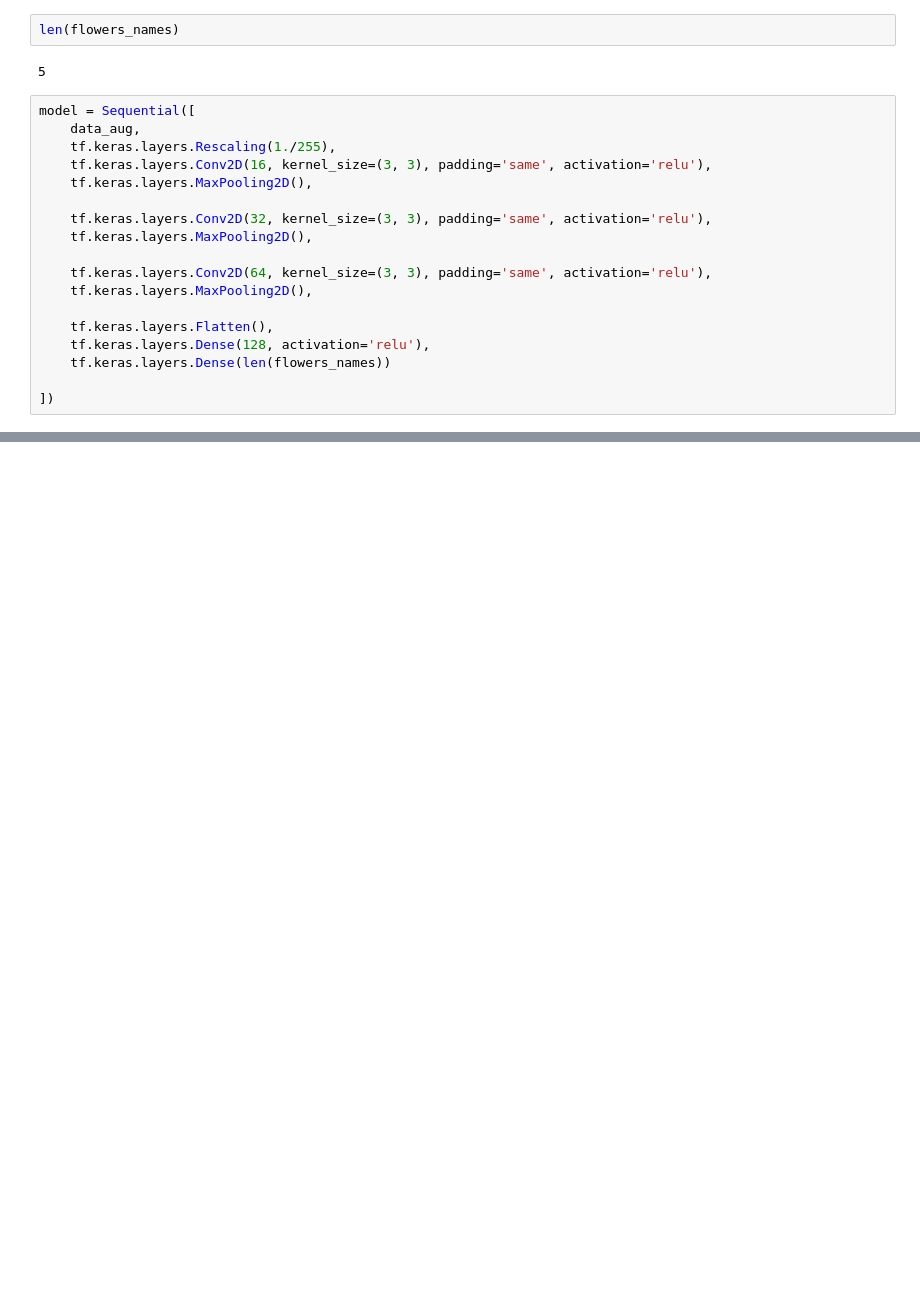
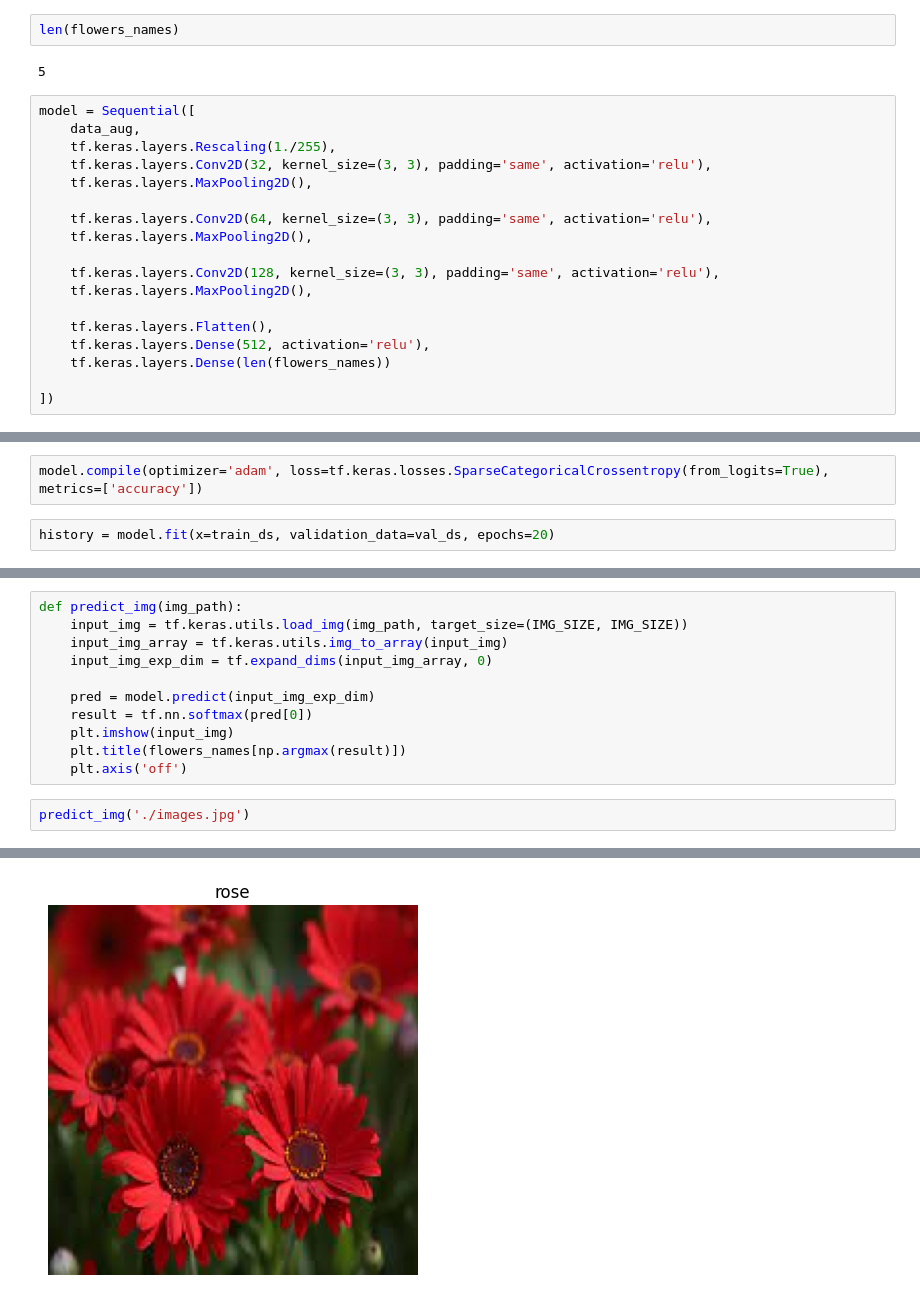
Before and after one commit to engm89/Deep_Learning_Projects, a Jupyter notebook: Flower_Classification/main.ipynb, the cells around one changed output, grey strips where cells are left out. Drawn from its saved outputs; the diff is of its cells as text; blank space fills up the shorter version.

Commit message:
Flower Classification project update

```diff
--- a/Flower_Classification/main.ipynb
+++ b/Flower_Classification/main.ipynb
@@ -117,17 +117,17 @@ len(flowers_names)
 model = Sequential([
     data_aug,
     tf.keras.layers.Rescaling(1./255),
-    tf.keras.layers.Conv2D(16, kernel_size=(3, 3), padding='same', activation='relu'),
-    tf.keras.layers.MaxPooling2D(),
-
     tf.keras.layers.Conv2D(32, kernel_size=(3, 3), padding='same', activation='relu'),
     tf.keras.layers.MaxPooling2D(),
 
     tf.keras.layers.Conv2D(64, kernel_size=(3, 3), padding='same', activation='relu'),
     tf.keras.layers.MaxPooling2D(),
 
+    tf.keras.layers.Conv2D(128, kernel_size=(3, 3), padding='same', activation='relu'),
+    tf.keras.layers.MaxPooling2D(),
+
     tf.keras.layers.Flatten(),
-    tf.keras.layers.Dense(128, activation='relu'),
+    tf.keras.layers.Dense(512, activation='relu'),
     tf.keras.layers.Dense(len(flowers_names))
 
 ])
@@ -135,0 +154,4 @@ ValueError: Input 0 of layer "conv2d_3" is incompatible with the layer: expected
+# %%
+model.compile(optimizer='adam', loss=tf.keras.losses.SparseCategoricalCrossentropy(from_logits=True), metrics=['accuracy'])
+# %%
+history = model.fit(x=train_ds, validation_data=val_ds, epochs=20)
@@ -135,0 +176,14 @@ ValueError: Input 0 of layer "conv2d_3" is incompatible with the layer: expected
+# %%
+def predict_img(img_path):
+    input_img = tf.keras.utils.load_img(img_path, target_size=(IMG_SIZE, IMG_SIZE))
+    input_img_array = tf.keras.utils.img_to_array(input_img)
+    input_img_exp_dim = tf.expand_dims(input_img_array, 0)
+
+    pred = model.predict(input_img_exp_dim)
+    result = tf.nn.softmax(pred[0])
+    plt.imshow(input_img)
+    plt.title(flowers_names[np.argmax(result)])
+    plt.axis('off')
+# %%
+predict_img('./images.jpg')
+# %% [output]
@@ -135,0 +191 @@ ValueError: Input 0 of layer "conv2d_3" is incompatible with the layer: expected
+[figure, added]
```
Also changed, not shown: parts of 9 cells of this notebook, 7 other files.
